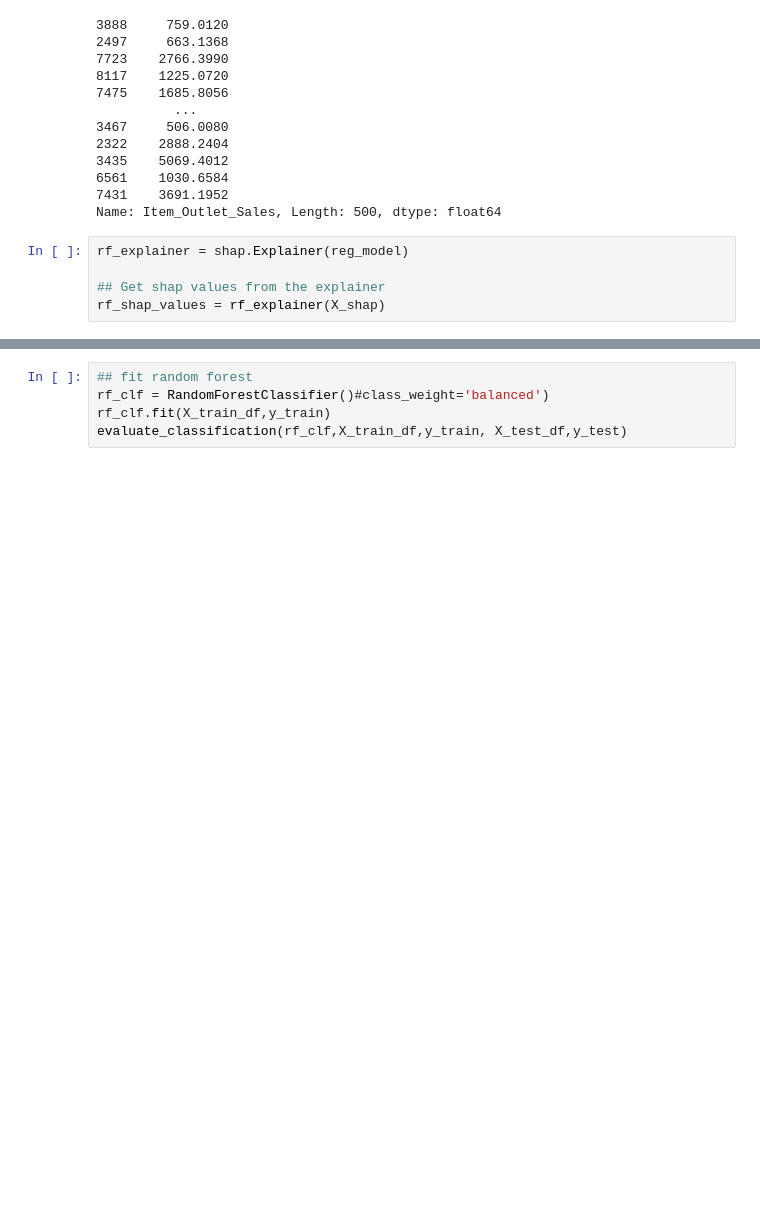
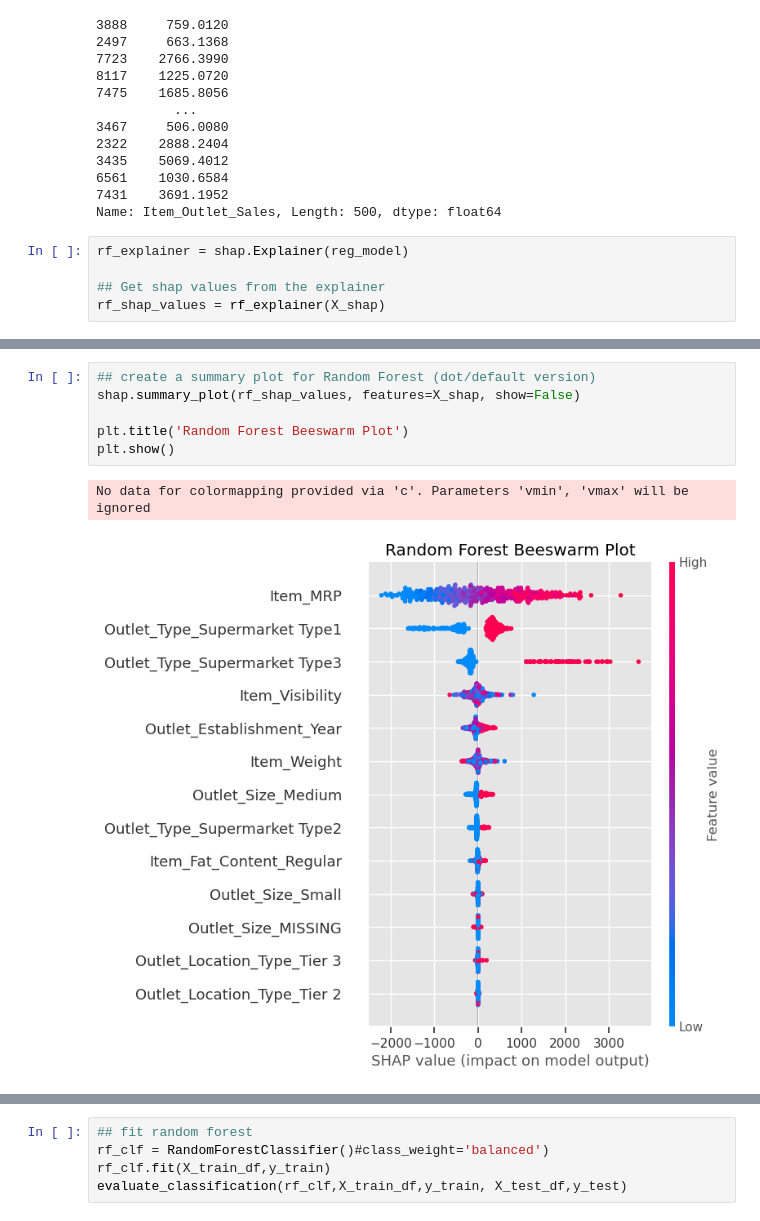
Before and after one commit to CaillahR/Importances-and-Coefficients, a Jupyter notebook: Explaining Models with Shap.ipynb, the cells around one changed output, grey strips where cells are left out. Cells and saved outputs as stored; diff of their text form; blank space fills up the shorter version.

```diff
--- a/Explaining Models with Shap.ipynb
+++ b/Explaining Models with Shap.ipynb
@@ -312,0 +373,9 @@ TypeError: The passed model is not callable and cannot be analyzed directly with
+# %%
+## create a summary plot for Random Forest (dot/default version)
+shap.summary_plot(rf_shap_values, features=X_shap, show=False)
+
+plt.title('Random Forest Beeswarm Plot')
+plt.show()
+# %% [output]
+No data for colormapping provided via 'c'. Parameters 'vmin', 'vmax' will be ignored
+[figure, added]
```
Also changed, not shown: parts of 8 cells of this notebook.
